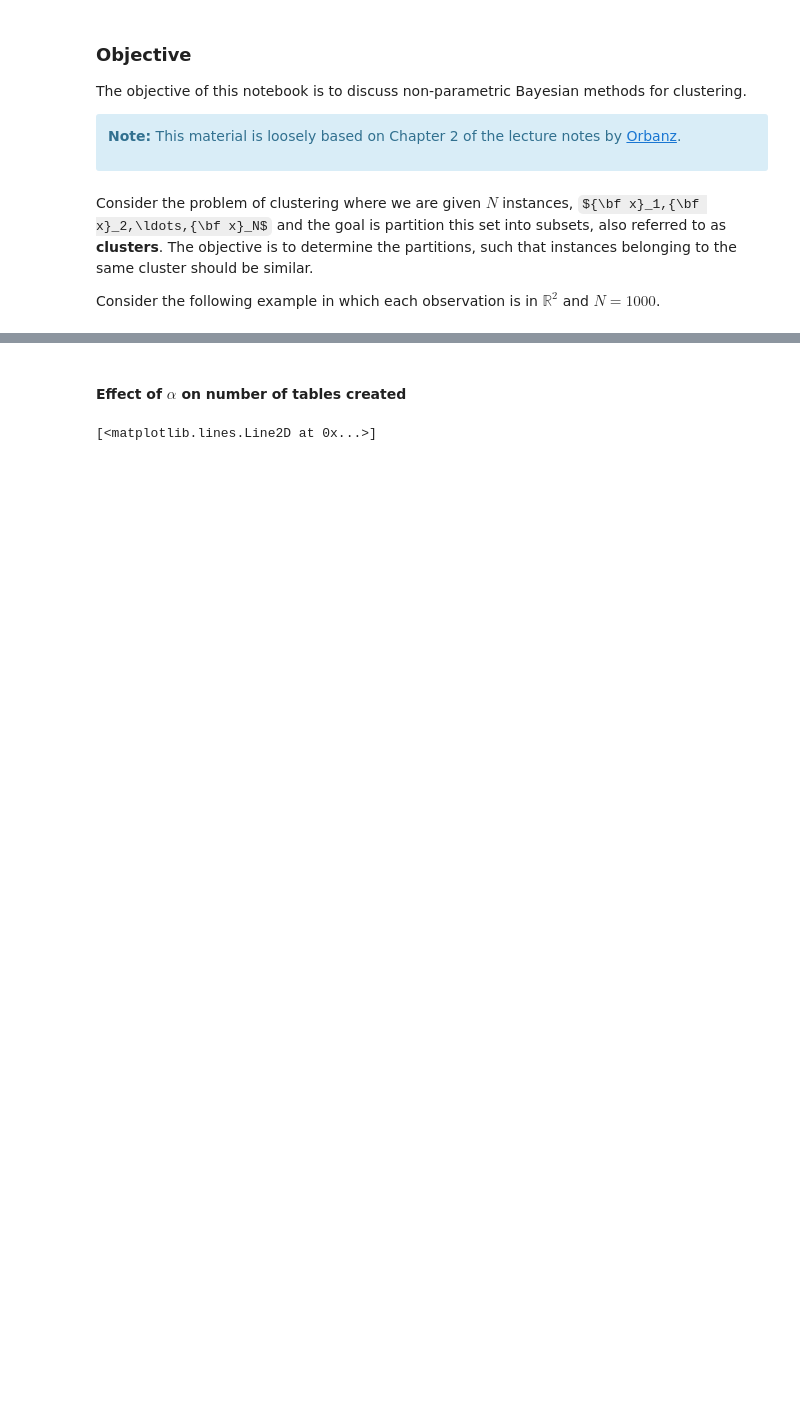
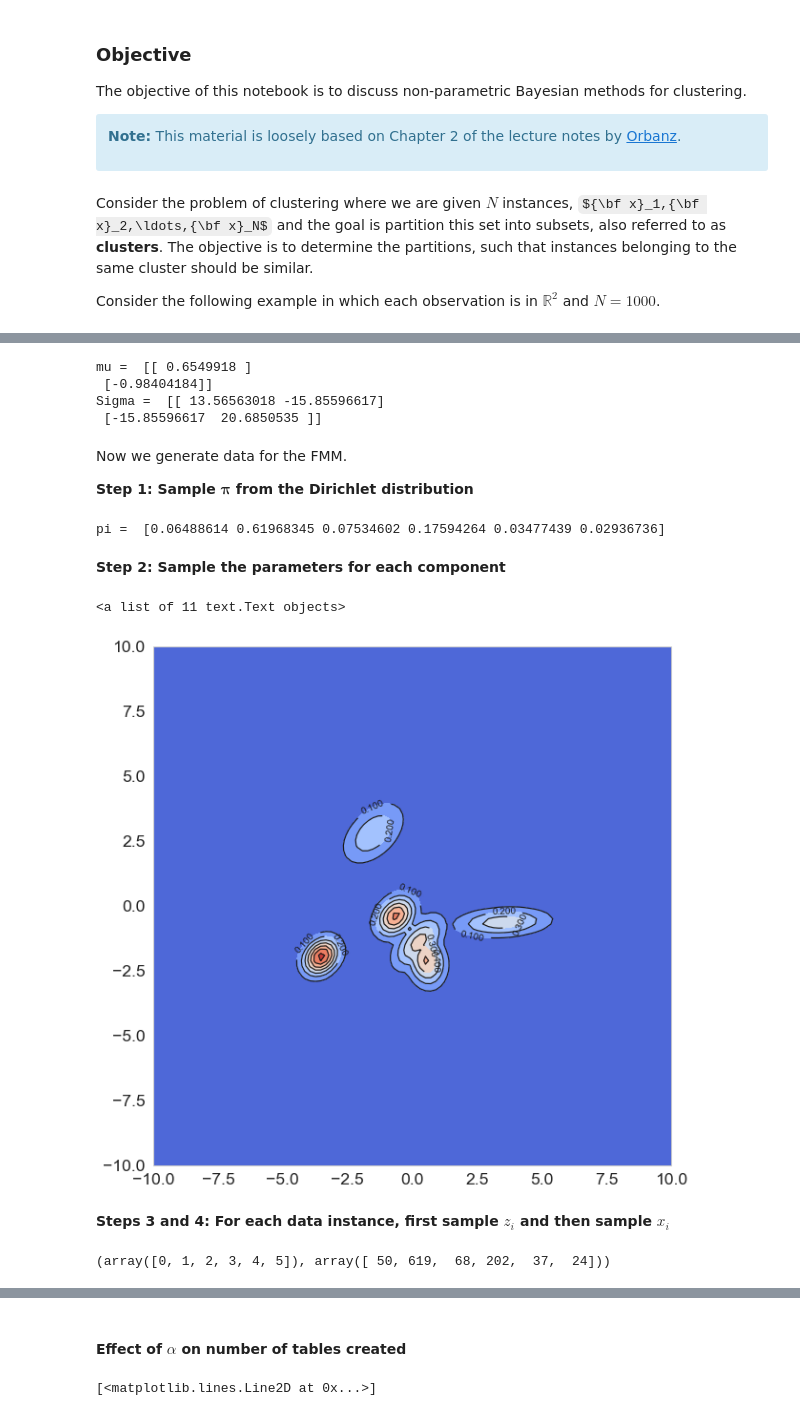
Before and after one commit to ubdsgroup/mladvanced-notebooks, a Jupyter notebook: Non-parametric Bayesian Methods for Clustering.ipynb, the cells around one changed output, grey strips where cells are left out. Saved outputs shown, nothing was run; the diff lists cells and outputs as text; code cells hidden in the pictures; some formulas as TeX source; blank space fills up the shorter version.

```diff
--- a/Non-parametric Bayesian Methods for Clustering.ipynb
+++ b/Non-parametric Bayesian Methods for Clustering.ipynb
@@ -89,0 +82,63 @@ x_i\vert z_i, \{\theta_k\}_{k=1}^K & \sim & F(\theta_{z_i})
+# %%
+mu0 = np.array([0,0])
+lmbda = 1
+Psi = np.eye(2)
+nu = 2
+
+mu, Sigma = normalinvwishartsample((mu0,lmbda,Psi,nu))
+print('mu = ',mu)
+print('Sigma = ',Sigma)
+# %% [output]
+mu =  [[ 0.6549918 ]
+ [-0.98404184]]
+Sigma =  [[ 13.56563018 -15.85596617]
+ [-15.85596617  20.6850535 ]]
+# %% [markdown]
+Now we generate data for the FMM.
+
+**Step 1: Sample $\boldsymbol{\pi}$ from the Dirichlet distribution**
+# %%
+D = 2
+K = 6
+alpha = 1
+pi = dirichlet(alpha*np.ones((K,))).rvs(1).flatten()
+print('pi = ',pi)
+# %% [output]
+pi =  [0.06488614 0.61968345 0.07534602 0.17594264 0.03477439 0.02936736]
+# %% [markdown]
+**Step 2: Sample the parameters for each component**
+# %%
+thetas = []
+mu0 = np.array([0,0])
+lmbda = 0.1
+Psi = 2*np.eye(2)
+nu = 6
+for k in range(K):
+    thetas.append(normalinvwishartsample((mu0,lmbda,Psi,nu)))
+# %%
+xmin,xmax,ymin,ymax = -10,10,-10,10
+fig = plt.figure(figsize=(10,10))
+ax = fig.gca()
+#ax.set_xlim(xmin, xmax)
+#ax.set_ylim(ymin, ymax)
+
+# Create meshgrid
+xx, yy = np.mgrid[xmin:xmax:100j, ymin:ymax:100j]
+positions = np.vstack([xx.ravel(), yy.ravel()]).T
+pdfs = []
+for i in range(K):
+    mu = thetas[i][0]
+    Sigma = thetas[i][1]
+    pdfs_i = mvn(mu.flatten(),Sigma).pdf(positions)
+    pdfs.append(pdfs_i)
+pdfs = np.array(pdfs).T.max(axis=1)
+pdfs = np.reshape(pdfs,xx.shape)
+cfset = ax.contourf(xx, yy, pdfs, cmap='coolwarm')
+ax.imshow(pdfs, cmap='coolwarm', extent=[xmin, xmax, ymin, ymax])
+cset = ax.contour(xx, yy, pdfs, colors='k')
+ax.clabel(cset, inline=1, fontsize=10)
+# %% [output]
+<a list of 11 text.Text objects>
+[figure, added]
+# %% [markdown]
+**Steps 3 and 4: For each data instance, first sample $z_i$ and then sample $x_i$**
@@ -89,0 +155,5 @@ x_i\vert z_i, \{\theta_k\}_{k=1}^K & \sim & F(\theta_{z_i})
+# %%
+# print number of instances assigned to each cluster
+np.unique(zs,return_counts=True)
+# %% [output]
+(array([0, 1, 2, 3, 4, 5]), array([ 50, 619,  68, 202,  37,  24]))
```
Also changed, not shown: parts of 32 cells of this notebook, 1 other file.
